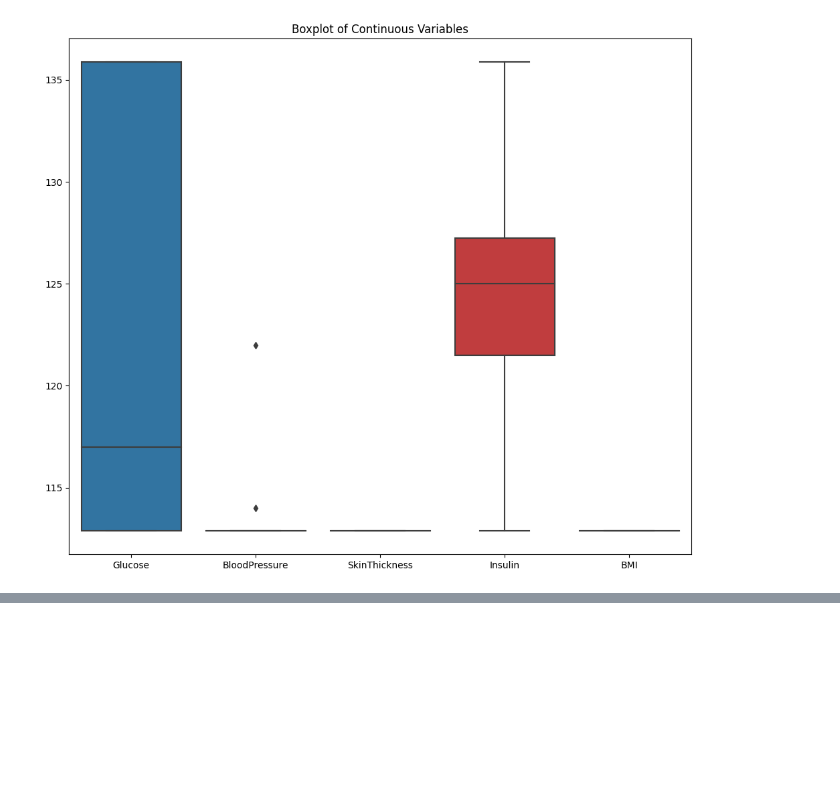
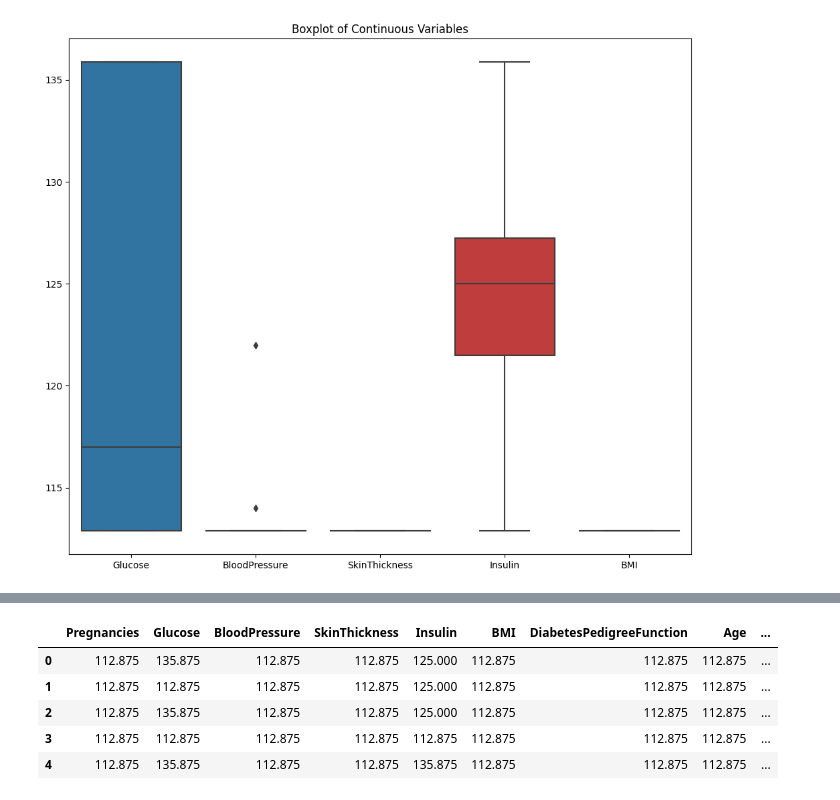
Before and after one commit to najnin26/Data-Mining, a Jupyter notebook: plots.ipynb, the cells around one changed output, grey strips where cells are left out. Cells and saved outputs as stored; diff of their text form; code cells hidden in the pictures; blank space fills up the shorter version.

Commit message:
Kaggle Notebook | Plots and Standardization

```diff
--- a/plots.ipynb
+++ b/plots.ipynb
@@ -245,0 +261,15 @@ plt.show()
+# %%
+from sklearn.preprocessing import StandardScaler
+
+scaler=StandardScaler()
+
+df['Glucose	_n']=scaler.fit_transform(df[['Glucose']])
+# %%
+df.head()
+# %% [output]
+|  | Pregnancies | Glucose | BloodPressure | SkinThickness | Insulin | BMI | DiabetesPedigreeFunction | Age | ... |
+| 0 | 112.875 | 135.875 | 112.875 | 112.875 | 125.000 | 112.875 | 112.875 | 112.875 | ... |
+| 1 | 112.875 | 112.875 | 112.875 | 112.875 | 125.000 | 112.875 | 112.875 | 112.875 | ... |
+| 2 | 112.875 | 135.875 | 112.875 | 112.875 | 125.000 | 112.875 | 112.875 | 112.875 | ... |
+| 3 | 112.875 | 112.875 | 112.875 | 112.875 | 112.875 | 112.875 | 112.875 | 112.875 | ... |
+| 4 | 112.875 | 135.875 | 112.875 | 112.875 | 135.875 | 112.875 | 112.875 | 112.875 | ... |
```
Also changed, not shown: parts of 4 cells of this notebook.
